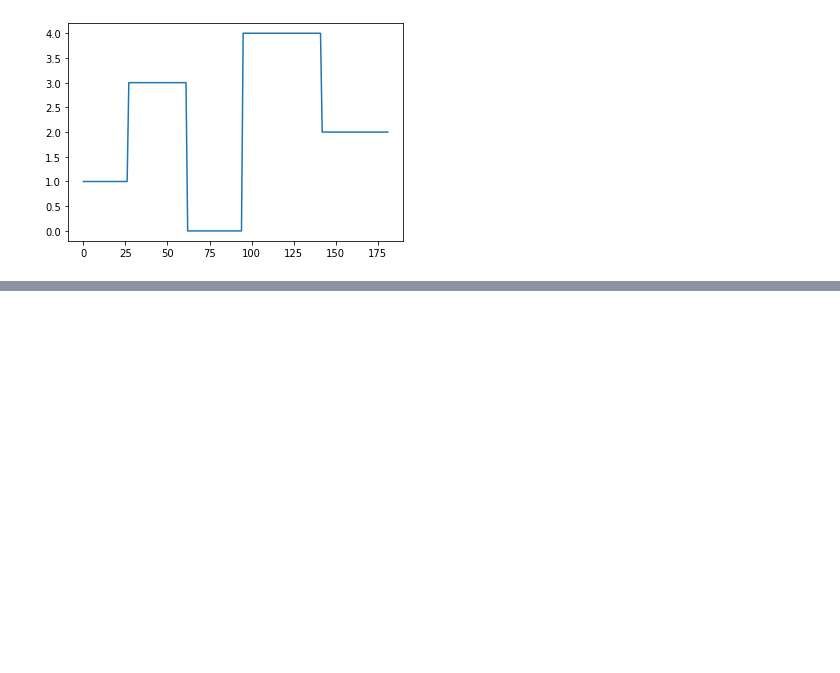
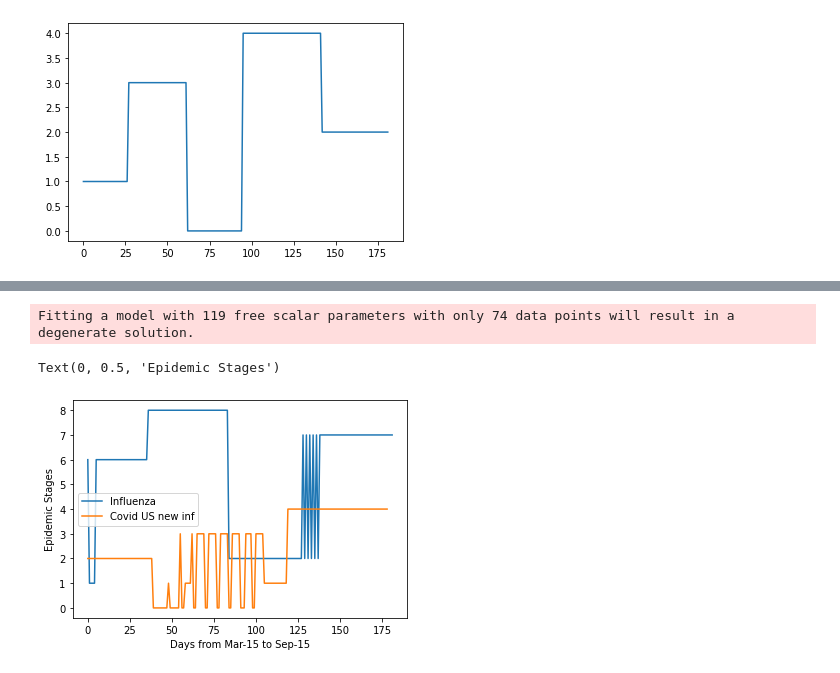
Before and after one commit to garimendra/cse8803epi.github.io, a Jupyter notebook: src/EPI_ILI.ipynb, the cells around one changed output, grey strips where cells are left out. Saved outputs shown, nothing was run; the diff lists cells and outputs as text; code cells hidden in the pictures; blank space fills up the shorter version.

```diff
--- a/src/EPI_ILI.ipynb
+++ b/src/EPI_ILI.ipynb
@@ -326,0 +425,8 @@ plt.plot(h_doge2)
+# %%
+model_i = hmm.GaussianHMM(n_components=10)
+model_i.fit(final_data[500:])
+i_doge = model_i.predict(df_doge)
+# %% [output]
+Fitting a model with 119 free scalar parameters with only 74 data points will result in a degenerate solution.
+Text(0, 0.5, 'Epidemic Stages')
+[figure, added]
```
Also changed, not shown: parts of 13 cells of this notebook, 1 other file.
